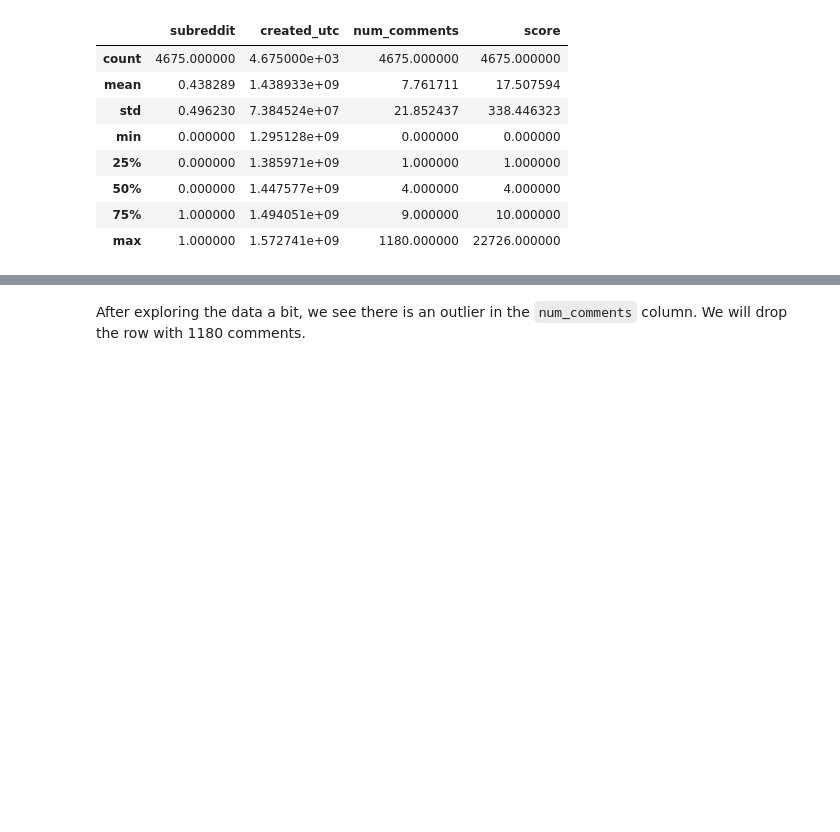
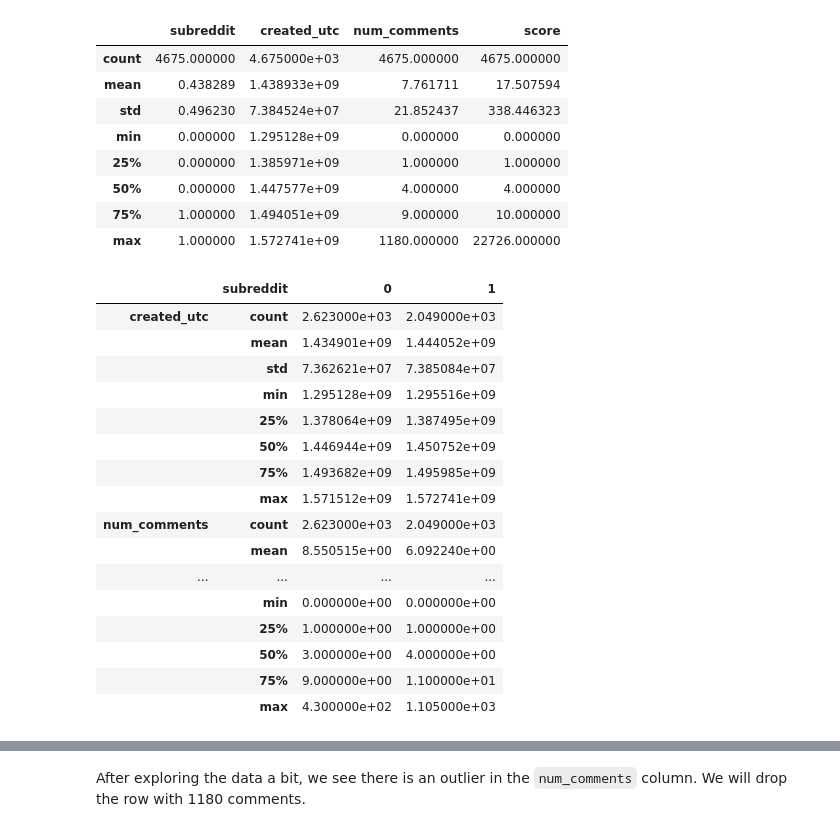
Before and after one commit to dmedellin2/reddit_classification, a Jupyter notebook: code/reddit-classification-models.ipynb, the cells around one changed output, grey strips where cells are left out. Saved outputs shown, nothing was run; the diff lists cells and outputs as text; code cells hidden in the pictures; blank space fills up the shorter version.

```diff
--- a/code/reddit-classification-models.ipynb
+++ b/code/reddit-classification-models.ipynb
@@ -137,6 +144,26 @@ reddit.describe()
 | 50% | 0.000000 | 1.447577e+09 | 4.000000 | 4.000000 |
 | 75% | 1.000000 | 1.494051e+09 | 9.000000 | 10.000000 |
 | max | 1.000000 | 1.572741e+09 | 1180.000000 | 22726.000000 |
+# %%
+reddit.groupby('subreddit').describe().T
+# %% [output]
+|  | subreddit | 0 | 1 |
+| created_utc | count | 2.623000e+03 | 2.049000e+03 |
+|  | mean | 1.434901e+09 | 1.444052e+09 |
+|  | std | 7.362621e+07 | 7.385084e+07 |
+|  | min | 1.295128e+09 | 1.295516e+09 |
+|  | 25% | 1.378064e+09 | 1.387495e+09 |
+|  | 50% | 1.446944e+09 | 1.450752e+09 |
+|  | 75% | 1.493682e+09 | 1.495985e+09 |
+|  | max | 1.571512e+09 | 1.572741e+09 |
+| num_comments | count | 2.623000e+03 | 2.049000e+03 |
+|  | mean | 8.550515e+00 | 6.092240e+00 |
+| ... | ... | ... | ... |
+|  | min | 0.000000e+00 | 0.000000e+00 |
+|  | 25% | 1.000000e+00 | 1.000000e+00 |
+|  | 50% | 3.000000e+00 | 4.000000e+00 |
+|  | 75% | 9.000000e+00 | 1.100000e+01 |
+|  | max | 4.300000e+02 | 1.105000e+03 |
 # %%
 reddit.sort_values('num_comments', ascending=False).head()
 # %% [output]
```
Also changed, not shown: parts of 31 cells of this notebook.
